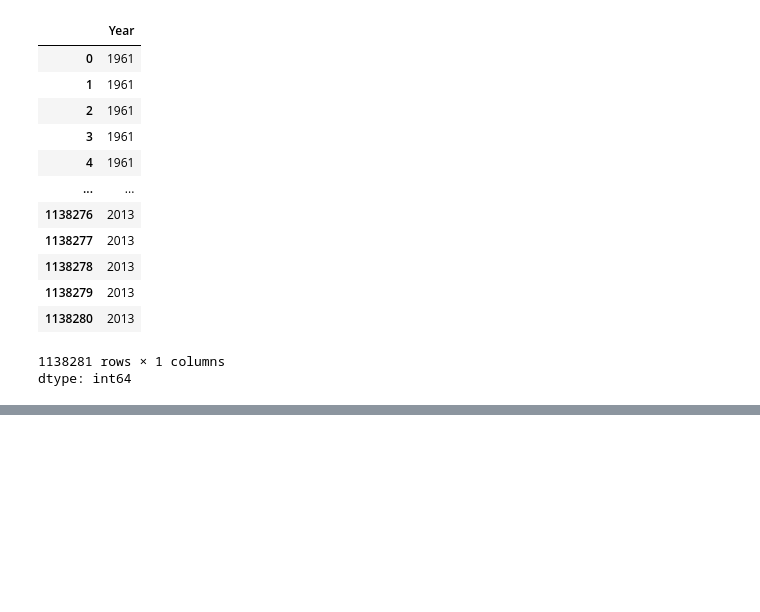
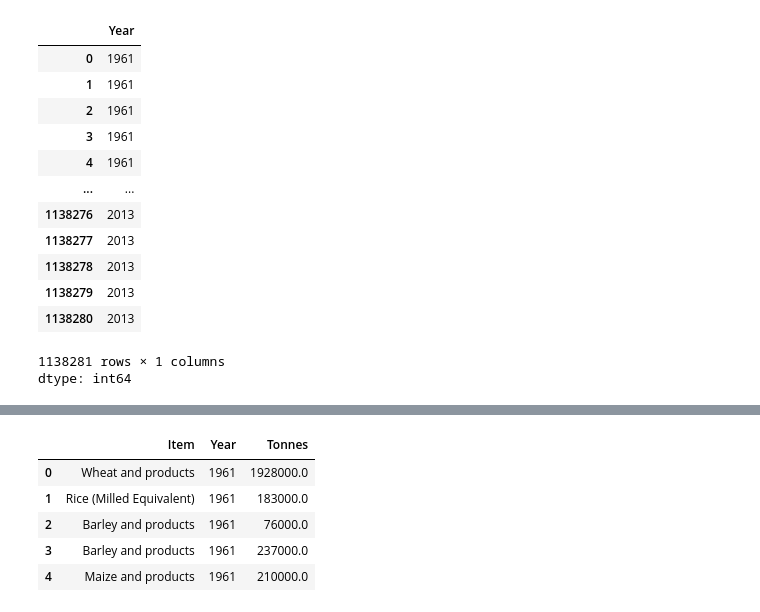
Before and after one commit to matheuspfferreira/python_data_science, a Jupyter notebook: Exportações Internacionais - 09/notebook/nb_exportacoes.ipynb, the cells around one changed output, grey strips where cells are left out. Cells and saved outputs as stored; diff of their text form; code cells hidden in the pictures; blank space fills up the shorter version.

```diff
--- a/Exportações Internacionais - 09/notebook/nb_exportacoes.ipynb
+++ b/Exportações Internacionais - 09/notebook/nb_exportacoes.ipynb
@@ -239,0 +259,11 @@ dtype: int64
+# %%
+# Excluindo as colunas dos países desse dataframe
+produtos.drop(columns=colunas_remocao, inplace=True)
+produtos.head()
+# %% [output]
+|  | Item | Year | Tonnes |
+| 0 | Wheat and products | 1961 | 1928000.0 |
+| 1 | Rice (Milled Equivalent) | 1961 | 183000.0 |
+| 2 | Barley and products | 1961 | 76000.0 |
+| 3 | Barley and products | 1961 | 237000.0 |
+| 4 | Maize and products | 1961 | 210000.0 |
```
Also changed, not shown: parts of 8 cells of this notebook.
